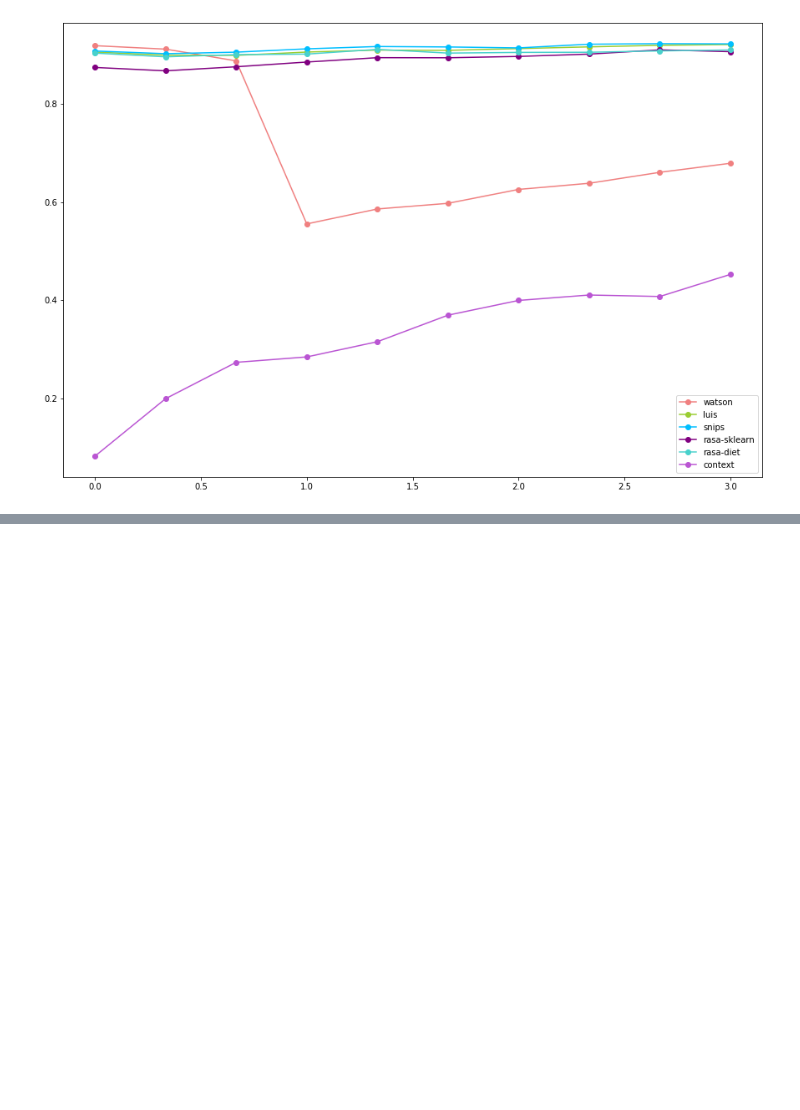
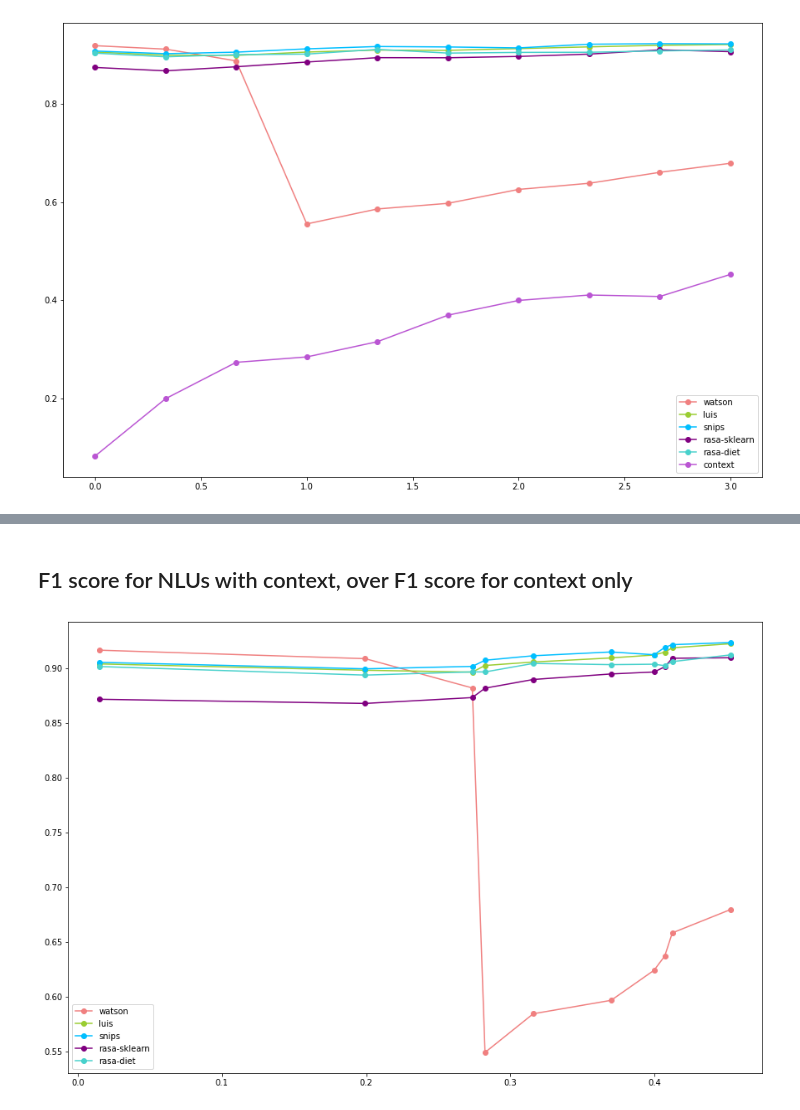
Before and after one commit to ranimkhojah/confidence-estimation-benchmark, a Jupyter notebook: scripts/contextual_performance.ipynb, the cells around one changed output, grey strips where cells are left out. Drawn from its saved outputs; the diff is of its cells as text; code cells hidden in the pictures; blank space fills up the shorter version.

```diff
--- a/scripts/contextual_performance.ipynb
+++ b/scripts/contextual_performance.ipynb
@@ -373,0 +393,18 @@ plt.show()
+# %% [markdown]
+## F1 score for NLUs with context, over F1 score for context only
+# %%
+context_f1_scores = [result['context']['f1']['mean'] for result in results_across_context_strengths]
+sorted_result_indexes = sorted(range(len(context_f1_scores)), key=lambda i: context_f1_scores[i])
+sorted_context_f1_scores = [context_f1_scores[i] for i in sorted_result_indexes]
+fig, ax = plt.subplots(figsize=(15, 10))
+for i, nlu in enumerate(NLU_NAMES):
+    result = results_across_context_strengths[sorted_result_indexes[i]]
+    f1_mean = [
+        results_across_context_strengths[sorted_result_indexes[i]][nlu]['f1']['mean']
+        for i in sorted_result_indexes]
+    f1_sd = None
+    plt.errorbar(sorted_context_f1_scores, f1_mean, fmt='o', yerr=f1_sd, ls='-', capsize=10, label=nlu, color=COLORS[i])
+plt.legend()
+plt.show()
+# %% [output]
+[figure, added]
```
Also changed, not shown: parts of 14 cells of this notebook.
